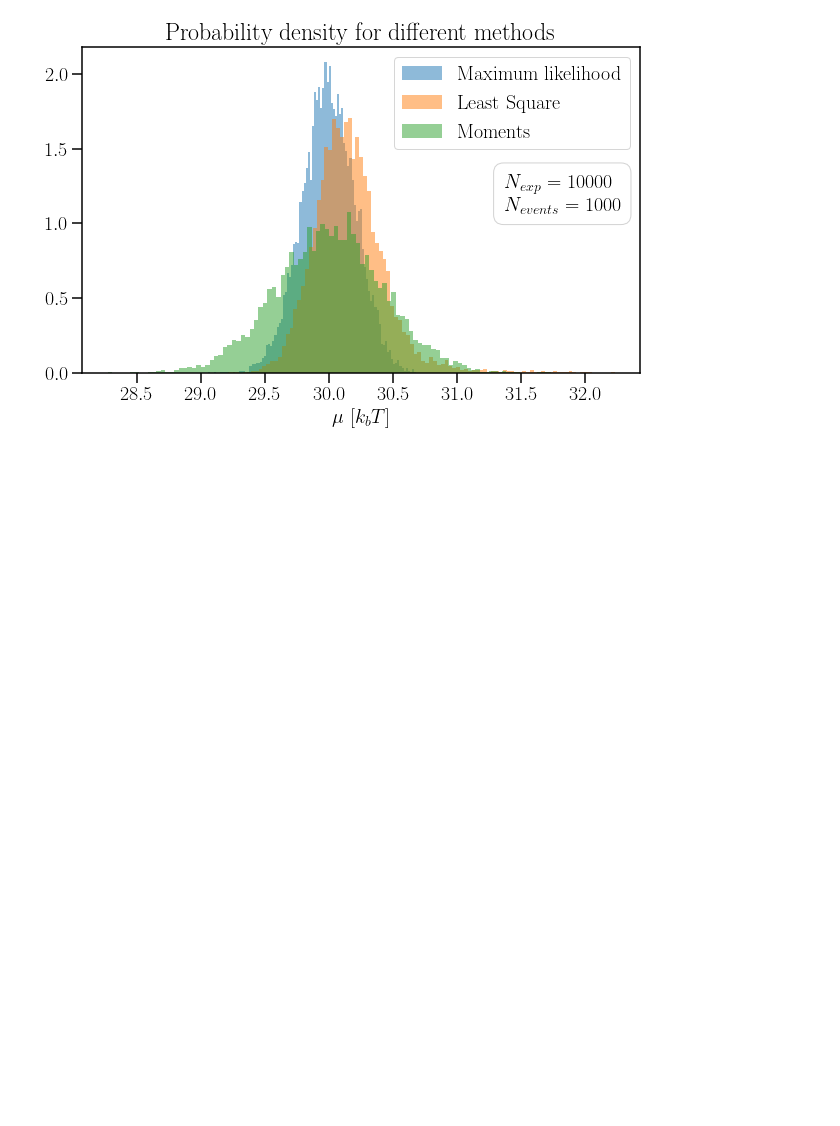
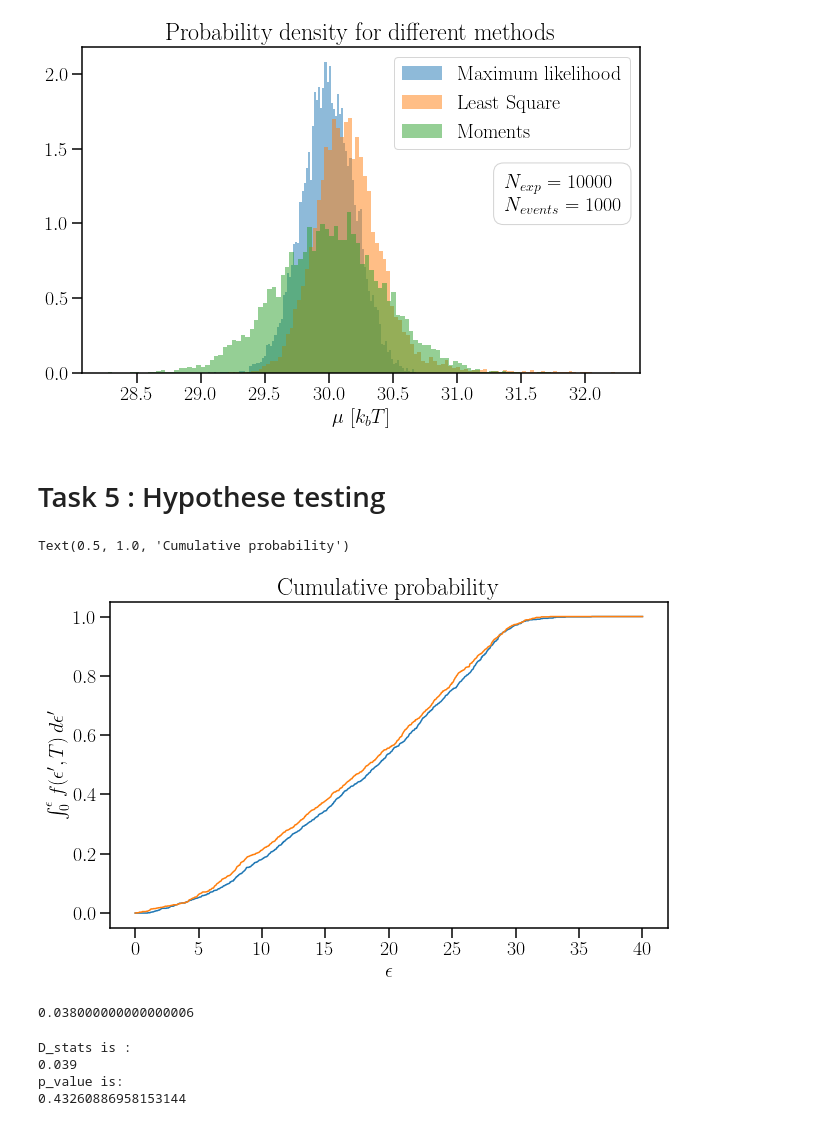
Before and after one commit to Nayaqs/stats, a Jupyter notebook: FinalProject-Andres.ipynb, the cells around one changed output. Drawn from its saved outputs; the diff is of its cells as text; code cells hidden in the pictures; blank space fills up the shorter version.

```diff
--- a/FinalProject-Andres.ipynb
+++ b/FinalProject-Andres.ipynb
@@ -529,3 +529,51 @@ plt.legend()
 plt.show()
 # %% [output]
 [figure]
+# %% [markdown]
+# Task 5 :  Hypothese testing
+# %%
+N5=1000
+data_1 = np.sort(MCgenFix(N5))  #Generate the data and sort it.
+data_2 = np.sort(MCgenFix(N5))
+data_conc = np.sort(np.concatenate((data_1, data_2)))
+
+x = np.linspace(0,40,len(data_1))
+
+# Compute the cumulative function using scipy "percentileofscore"
+
+data_1_cum = [stats.percentileofscore(data_1, i)/100 for i in x]
+data_2_cum = [stats.percentileofscore(data_2, i)/100 for i in x]
+
+plt.plot(x,data_1_cum, label = "Data 1")
+plt.plot(x,data_2_cum, label = "Data 2")
+
+plt.xlabel("$\epsilon$")
+plt.ylabel("$\int_0^{\epsilon} f(\epsilon',T) \,d\epsilon'$")
+plt.title("Cumulative probability")
+# %% [output]
+Text(0.5, 1.0, 'Cumulative probability')
+[figure, added]
+# %%
+# Compute the (absolute difference) :
+
+data_diff = np.abs(np.subtract(data_1_cum, data_2_cum))
+#print('data_diff:\n{}'.format(data_diff))
+
+# Compute the max difference :
+max_diff = max(data_diff)
+max_diff
+# %% [output]
+0.038000000000000006
+# %%
+# Trying to use directly the 2-sample Kolmogorov test from scipy.stats:
+# https://docs.scipy.org/doc/scipy/reference/generated/scipy.stats.ks_2samp.html
+# https://stackoverflow.com/questions/39132469/how-to-interpret-scipy-stats-kstest-and-ks-2samp-to-evaluate-fit-of-data-t?rq=1
+
+D_statistics, p_value = stats.ks_2samp(data_1,data_2) #D_statistics is the absolute max distance between the two samples
+
+print('D_stats is :\n{}'.format(D_statistics), '\np_value is:\n{}'.format(p_value))
+# %% [output]
+D_stats is :
+0.039
+p_value is:
+0.43260886958153144
```
Also changed, not shown: parts of 13 cells of this notebook.
